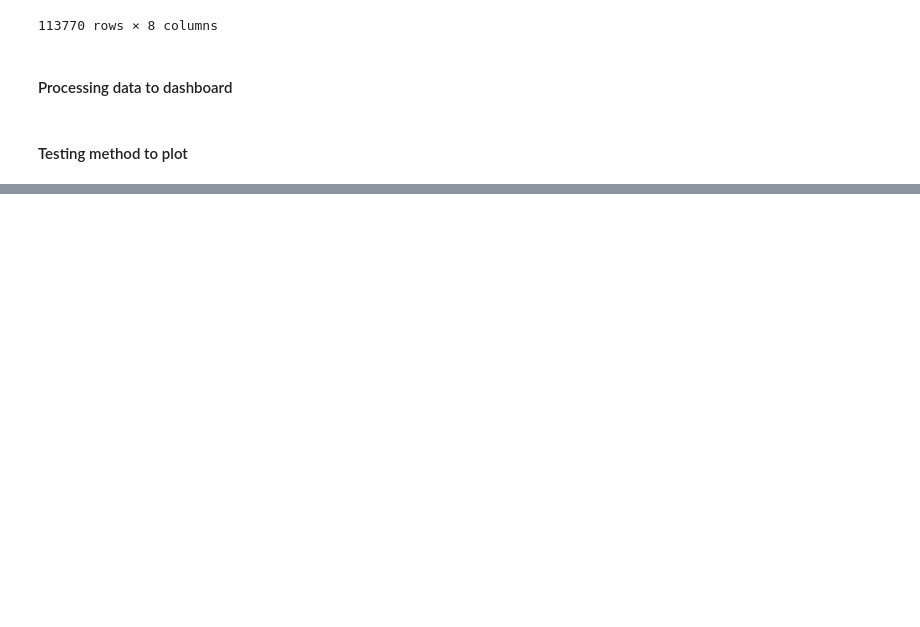
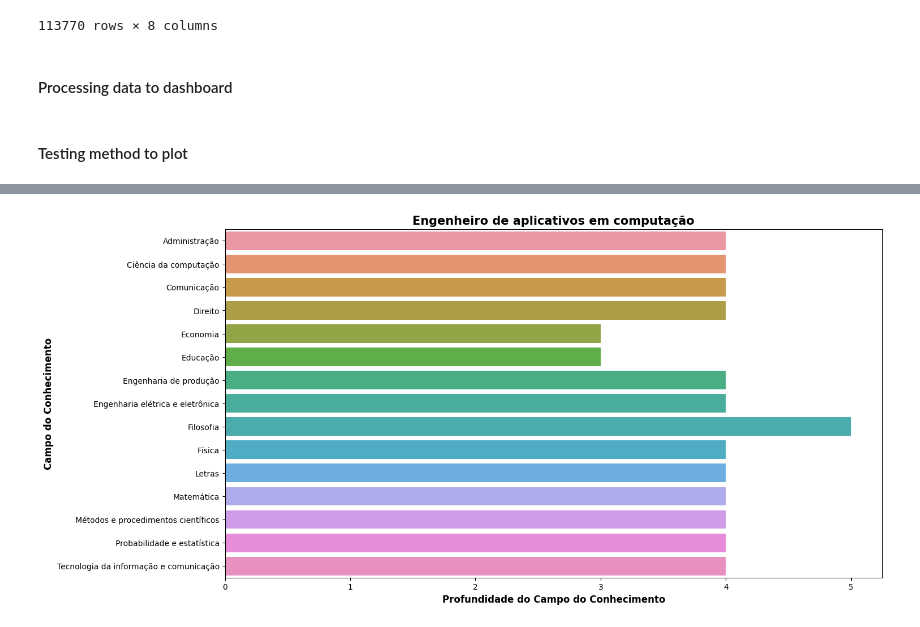
Before and after one commit to NophaieViscente/HR, a Jupyter notebook: app/EDA_QBQ.ipynb, the cells around one changed output, grey strips where cells are left out. Cells and saved outputs as stored; diff of their text form; code cells hidden in the pictures; blank space fills up the shorter version.

```diff
--- a/app/EDA_QBQ.ipynb
+++ b/app/EDA_QBQ.ipynb
@@ -67,0 +73,4 @@ UtilsEDA.plotting_graph(dataframe=data_dash, column_factor="depth", code=313220,
+# %%
+UtilsEDA.plotting_graph(dataframe=data_dash, column_factor="depth", code=212205, title_graph="Profundidade")
+# %% [output]
+[figure, added]
```
Also changed, not shown: parts of 4 cells of this notebook, 1 other file.
